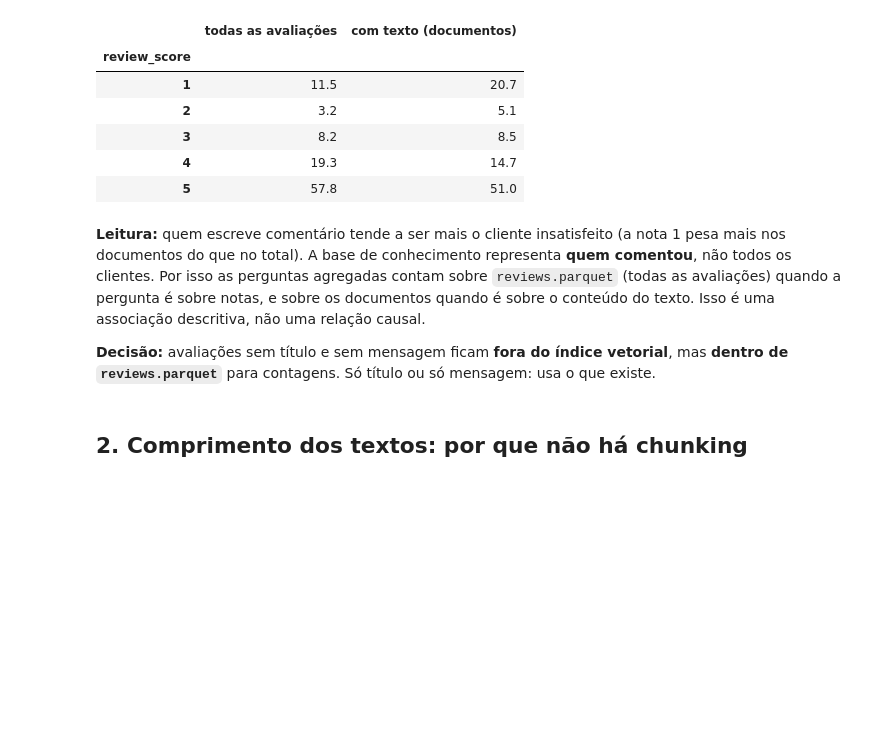
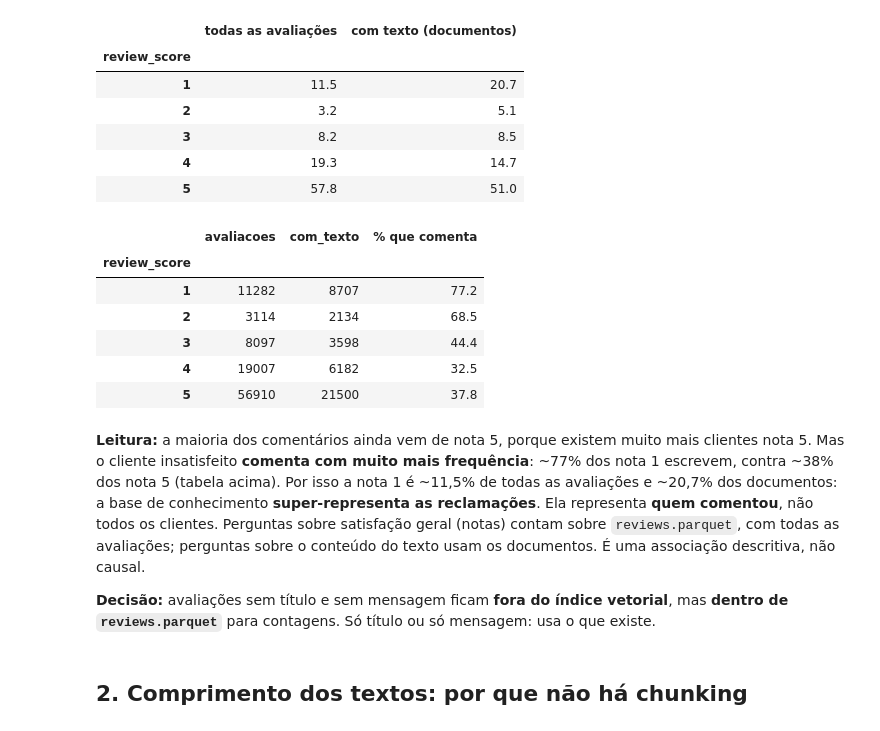
Before and after one commit to theocoleone/tech-challenge-4, a Jupyter notebook: notebooks/01_eda_reviews.ipynb, the cells around one changed output. Cells and saved outputs as stored; diff of their text form; code cells hidden in the pictures; blank space fills up the shorter version.

Commit message:
docs: EDA mostra a taxa de comentário por nota e corrige a leitura do viés

```diff
--- a/notebooks/01_eda_reviews.ipynb
+++ b/notebooks/01_eda_reviews.ipynb
@@ -71,8 +71,20 @@ notas.round(1)
 | 3 | 8.2 | 8.5 |
 | 4 | 19.3 | 14.7 |
 | 5 | 57.8 | 51.0 |
+# %%
+taxa = reviews.groupby("review_score").agg(avaliacoes=("review_id", "size"), com_texto=("indexavel", "sum"))
+taxa["% que comenta"] = (taxa.com_texto / taxa.avaliacoes * 100).round(1)
+taxa
+# %% [output]
+|  | avaliacoes | com_texto | % que comenta |
+| review_score |  |  |  |
+| 1 | 11282 | 8707 | 77.2 |
+| 2 | 3114 | 2134 | 68.5 |
+| 3 | 8097 | 3598 | 44.4 |
+| 4 | 19007 | 6182 | 32.5 |
+| 5 | 56910 | 21500 | 37.8 |
 # %% [markdown]
-**Leitura:** quem escreve comentário tende a ser mais o cliente insatisfeito (a nota 1 pesa mais nos documentos do que no total). A base de conhecimento representa **quem comentou**, não todos os clientes. Por isso as perguntas agregadas contam sobre `reviews.parquet` (todas as avaliações) quando a pergunta é sobre notas, e sobre os documentos quando é sobre o conteúdo do texto. Isso é uma associação descritiva, não uma relação causal.
+**Leitura:** a maioria dos comentários ainda vem de nota 5, porque existem muito mais clientes nota 5. Mas o cliente insatisfeito **comenta com muito mais frequência**: ~77% dos nota 1 escrevem, contra ~38% dos nota 5 (tabela acima). Por isso a nota 1 é ~11,5% de todas as avaliações e ~20,7% dos documentos: a base de conhecimento **super-representa as reclamações**. Ela representa **quem comentou**, não todos os clientes. Perguntas sobre satisfação geral (notas) contam sobre `reviews.parquet`, com todas as avaliações; perguntas sobre o conteúdo do texto usam os documentos. É uma associação descritiva, não causal.
 
 **Decisão:** avaliações sem título e sem mensagem ficam **fora do índice vetorial**, mas **dentro de `reviews.parquet`** para contagens. Só título ou só mensagem: usa o que existe.
 # %% [markdown]
```
